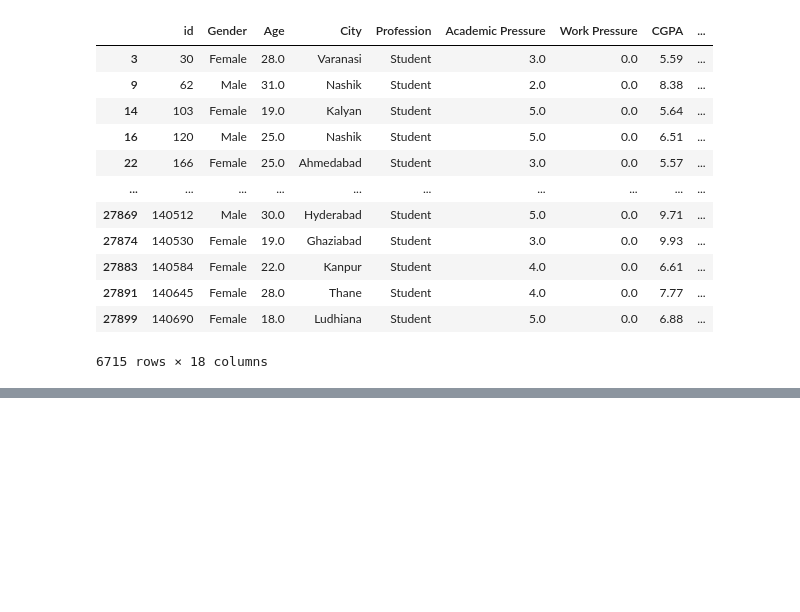
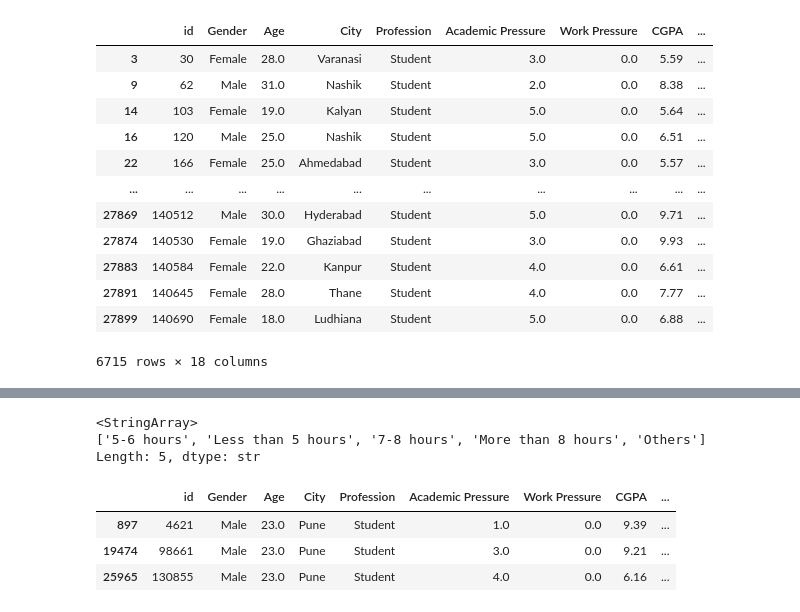
Before and after one commit to sarkar-ai-26/GenAi, a Jupyter notebook: GenAI_Learning/MachineLearning/PreRequisite/Pandas/PandasLearning_Series.ipynb, the cells around one changed output, grey strips where cells are left out. Saved outputs shown, nothing was run; the diff lists cells and outputs as text; code cells hidden in the pictures; blank space fills up the shorter version.

```diff
--- a/GenAI_Learning/MachineLearning/PreRequisite/Pandas/PandasLearning_Series.ipynb
+++ b/GenAI_Learning/MachineLearning/PreRequisite/Pandas/PandasLearning_Series.ipynb
@@ -592,0 +741,13 @@ sdp_df[sdp_df['Financial Stress'] == 5.0]
+# %%
+sdp_df["Sleep Duration"].unique()
+# %% [output]
+<StringArray>
+['5-6 hours', 'Less than 5 hours', '7-8 hours', 'More than 8 hours', 'Others']
+Length: 5, dtype: str
+# %%
+sdp_df[(sdp_df["Profession"] == "Student") & (sdp_df['Age'] == 23) & (sdp_df['Gender'] == 'Male') & (sdp_df['City']=='Pune') & (sdp_df['Sleep Duration']=='5-6 hours') & (sdp_df['Financial Stress'] == 5)]
+# %% [output]
+|  | id | Gender | Age | City | Profession | Academic Pressure | Work Pressure | CGPA | ... |
+| 897 | 4621 | Male | 23.0 | Pune | Student | 1.0 | 0.0 | 9.39 | ... |
+| 19474 | 98661 | Male | 23.0 | Pune | Student | 3.0 | 0.0 | 9.21 | ... |
+| 25965 | 130855 | Male | 23.0 | Pune | Student | 4.0 | 0.0 | 6.16 | ... |
```
Also changed, not shown: parts of 12 cells of this notebook.
